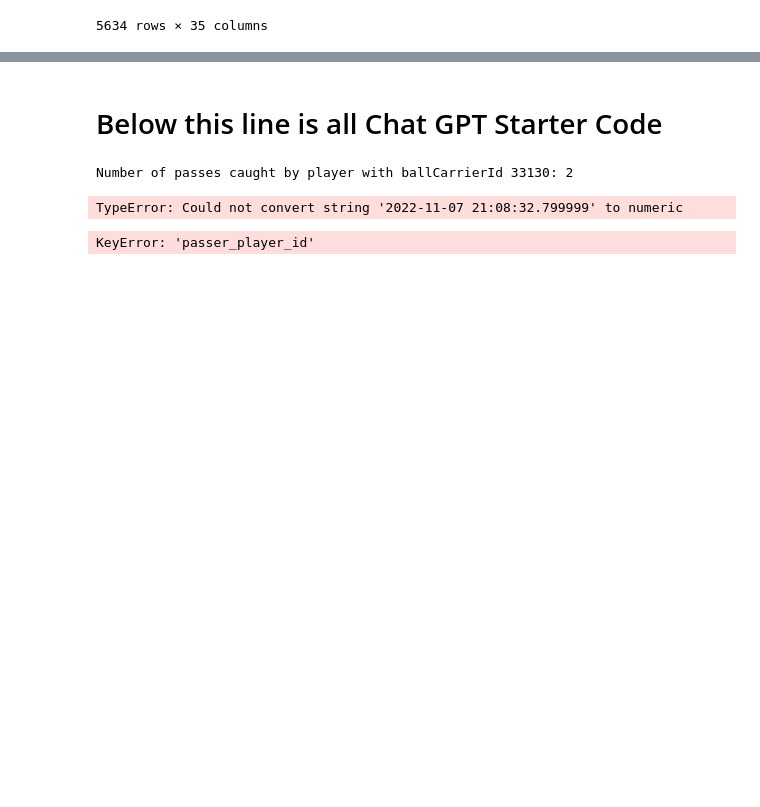
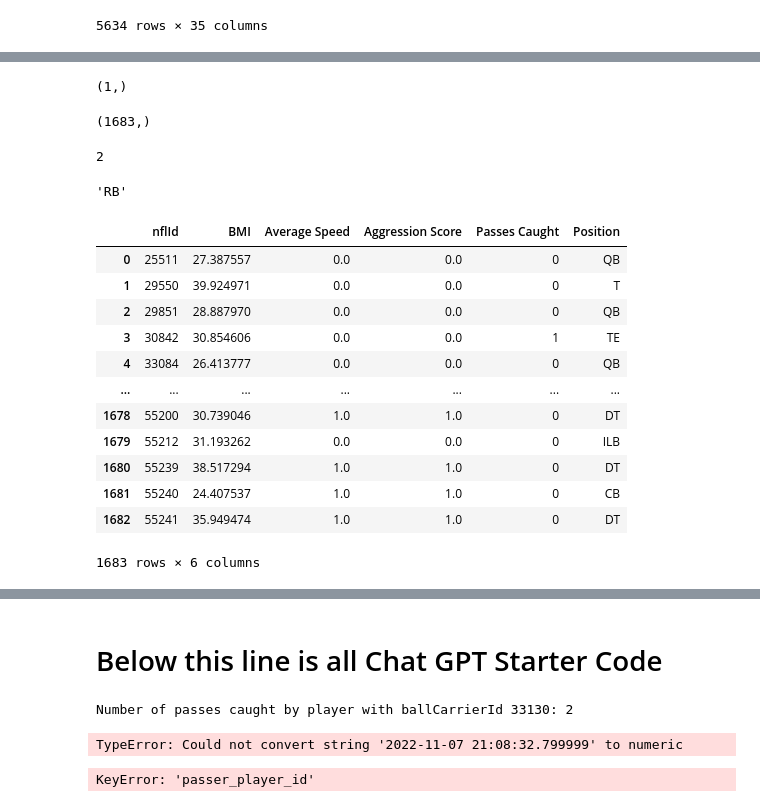
Before and after one commit to SmithsonArrey/big-data-bowl-2024-nfl-player-classifier, a Jupyter notebook: player_classifier.ipynb, the cells around one changed output, grey strips where cells are left out. Cells and saved outputs as stored; diff of their text form; code cells hidden in the pictures; blank space fills up the shorter version.

```diff
--- a/player_classifier.ipynb
+++ b/player_classifier.ipynb
@@ -254,3 +188,54 @@ Updated Table:
+# %%
+player_position_index = players_data.index[players_data["nflId"] == 46096]
+player_position_index.shape
+# %% [output]
+(1,)
+# %%
+players_data["nflId"].shape
+# %% [output]
+(1683,)
+# %%
+df = pd.DataFrame([[0, 2, 3], [0, 4, 1], [10, 20, 30]],index=[4, 5, 6], columns=['A', 'B', 'C'])
+df.at[4, 'B']
+# %% [output]
+2
+# %%
+player_position_index = players_data.index[players_data["nflId"] == 46096]
+player_position = players_data.at[player_position_index.values[0], 'position']
+player_position
+# %% [output]
+'RB'
+# %%
+feature_table = pd.DataFrame()
+nflIds = players_data["nflId"]
+
+for id in nflIds:
+    player_bmi = calculate_bmi(players_data, id)
+    player_aggression_score = calculate_normalized_aggression_score(tackles_data, id)
+    average_speed = calculate_average_speed(tracking_data_all_weeks, id)
+    passes_caught = count_passes_caught(plays_data, id)
+    player_position_index = players_data.index[players_data["nflId"] == id]
+    player_position = players_data.at[player_position_index.values[0], 'position']
+    new_data = pd.DataFrame(data={'nflId': [id],'BMI': [player_bmi],'Average Speed': [player_aggression_score],'Aggression Score': [player_aggression_score],'Passes Caught': [passes_caught],'Position': [player_position]})
+    # Concatenate the existing data with the new table
+    feature_table = pd.concat([feature_table, new_data], ignore_index=True)
+
+# Display the updated table
+feature_table
+# %% [output]
+|  | nflId | BMI | Average Speed | Aggression Score | Passes Caught | Position |
+| 0 | 25511 | 27.387557 | 0.0 | 0.0 | 0 | QB |
+| 1 | 29550 | 39.924971 | 0.0 | 0.0 | 0 | T |
+| 2 | 29851 | 28.887970 | 0.0 | 0.0 | 0 | QB |
+| 3 | 30842 | 30.854606 | 0.0 | 0.0 | 1 | TE |
+| 4 | 33084 | 26.413777 | 0.0 | 0.0 | 0 | QB |
+| ... | ... | ... | ... | ... | ... | ... |
+| 1678 | 55200 | 30.739046 | 1.0 | 1.0 | 0 | DT |
+| 1679 | 55212 | 31.193262 | 0.0 | 0.0 | 0 | ILB |
+| 1680 | 55239 | 38.517294 | 1.0 | 1.0 | 0 | DT |
+| 1681 | 55240 | 24.407537 | 1.0 | 1.0 | 0 | CB |
+| 1682 | 55241 | 35.949474 | 1.0 | 1.0 | 0 | DT |
+1683 rows × 6 columns
 # %%
 
 # Define features (X) and target variable (y)
```
Also changed, not shown: parts of 5 cells of this notebook, 1 other file.
